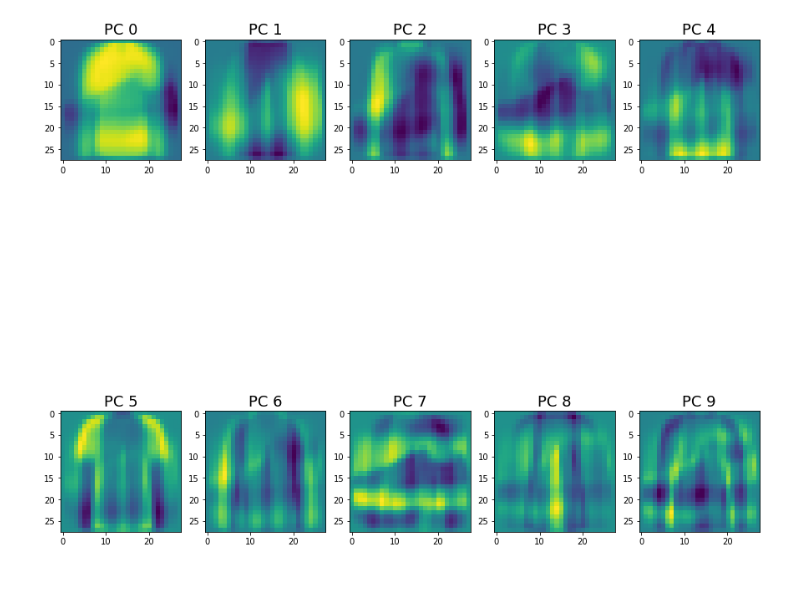
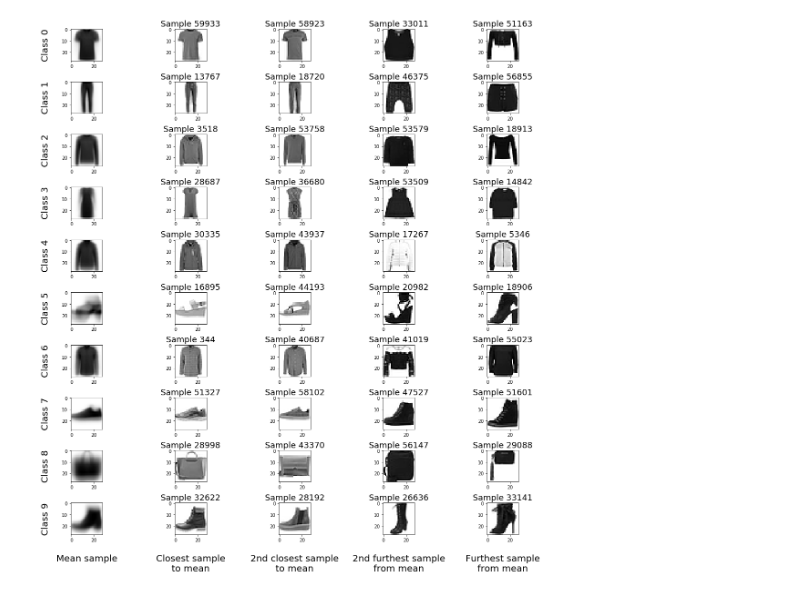
Before and after one commit to hwixley/IAML-cwk2, a Jupyter notebook: INFR10069-2020-CW2/templates/iaml01cw2_q1.ipynb, the cells around one changed output. Saved outputs shown, nothing was run; the diff lists cells and outputs as text; code cells hidden in the pictures.

```diff
--- a/INFR10069-2020-CW2/templates/iaml01cw2_q1.ipynb
+++ b/INFR10069-2020-CW2/templates/iaml01cw2_q1.ipynb
@@ -152,18 +152,18 @@ def iaml01cw2_q1_2():
 
     #Create a subplot to show the relevant samples
     fig, axs = plt.subplots(10,5,figsize=(16,16))
-    fig.tight_layout(h_pad=2)
+    fig.tight_layout(h_pad=2.5)
     for i in range(10):
         axs[i,0].imshow(images[i], cmap="gray_r")
-        axs[i,0].set_ylabel("Class " + str(i) + "\n",fontsize=19)
+        axs[i,0].set_ylabel("Class " + str(i) + "\n",fontsize=20)
         axs[i,1].imshow(Xtrn[closest[i][0],:].reshape(28,28), cmap="gray_r")
-        axs[i,1].set_title("Sample " + str(closest[i][0]))
+        axs[i,1].set_title("Sample " + str(closest[i][0]),fontsize=18)
         axs[i,2].imshow(Xtrn[closest[i][1],:].reshape(28,28), cmap="gray_r")
-        axs[i,2].set_title("Sample " + str(closest[i][1]))
+        axs[i,2].set_title("Sample " + str(closest[i][1]),fontsize=18)
         axs[i,3].imshow(Xtrn[furthest[i][1],:].reshape(28,28), cmap="gray_r")
-        axs[i,3].set_title("Sample " + str(furthest[i][1]))
+        axs[i,3].set_title("Sample " + str(furthest[i][1]),fontsize=18)
         axs[i,4].imshow(Xtrn[furthest[i][0],:].reshape(28,28), cmap="gray_r")
-        axs[i,4].set_title("Sample " + str(furthest[i][0]))
+        axs[i,4].set_title("Sample " + str(furthest[i][0]),fontsize=18)
 
     axs[9,0].set_xlabel("\nMean sample",fontsize=20)
     axs[9,1].set_xlabel("\nClosest sample\nto mean",fontsize=20)
@@ -173,7 +173,7 @@ def iaml01cw2_q1_2():
 
 
 #
-# iaml01cw2_q1_2()   # comment this out when you run the function
+iaml01cw2_q1_2()   # comment this out when you run the function
 
 # Q1.3
 def iaml01cw2_q1_3():
@@ -216,32 +216,32 @@ def iaml01cw2_q1_5():
     pca.fit(Xtrn_nm)
 
     fig, axs = plt.subplots(2,5,figsize=(15,15))
     index = 0
     for r in range(2):
         for c in range(5):
             axs[r,c].imshow(pca.components_[index].reshape(28,28))
             axs[r,c].set_title("PC " + str(index),fontsize=18)
             index += 1
 
 #
-iaml01cw2_q1_5()   # comment this out when you run the function
+# iaml01cw2_q1_5()   # comment this out when you run the function
 
 
 # Q1.6
 #def iaml01cw2_q1_6():
 #
 # iaml01cw2_q1_6()   # comment this out when you run the function
 
 
 # Q1.7
 #def iaml01cw2_q1_7():
 #
 # iaml01cw2_q1_7()   # comment this out when you run the function
 
 
 # Q1.8
 #def iaml01cw2_q1_8():
 #
 # iaml01cw2_q1_8()   # comment this out when you run the function
 # %% [output]
-[figure, old version]
+[figure, new version]
```
Also changed, not shown: 3 other files.
